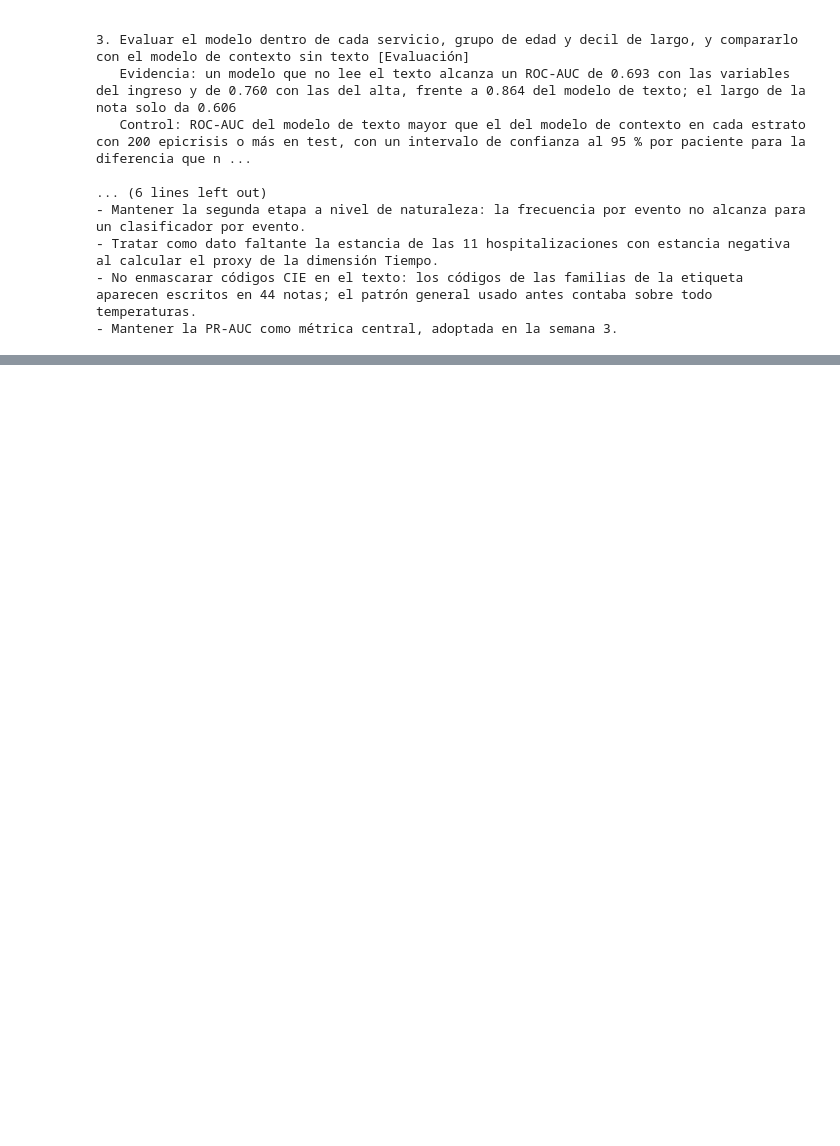
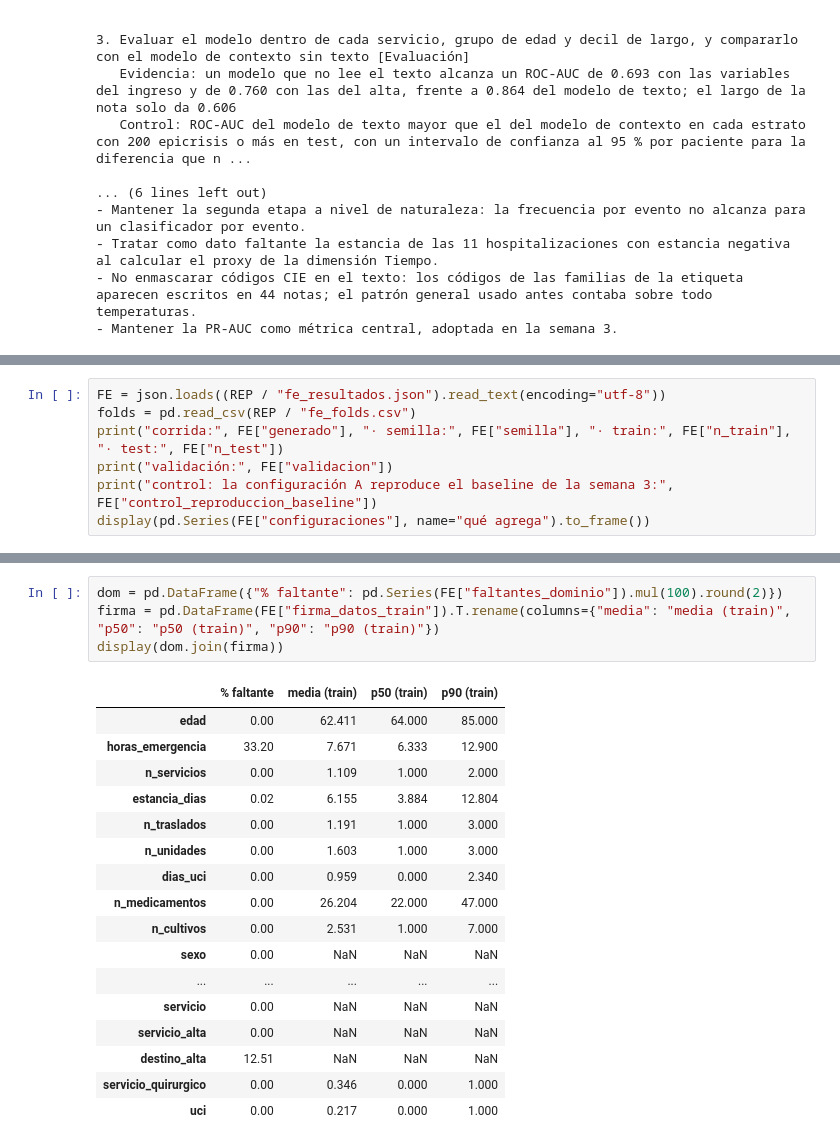
Before and after one commit to carlosperez100/mia14-trabajo-investigacion-ii-tesis-gemses-mimic, a Jupyter notebook: notebooks/02_EDA_semana4.ipynb, the cells around one changed output, grey strips where cells are left out. Cells and saved outputs as stored; diff of their text form; blank space fills up the shorter version.

Commit message:
Cuaderno 02_EDA_semana4: sección 7 con el feature engineering de la semana 5 (configuraciones, features de dominio, validación cruzada por fold, test, aporte por grupo y decisión), debajo del EDA

```diff
--- a/notebooks/02_EDA_semana4.ipynb
+++ b/notebooks/02_EDA_semana4.ipynb
@@ -583,0 +597,7 @@ for a in R["acciones_registradas"]:
+# %%
+FE = json.loads((REP / "fe_resultados.json").read_text(encoding="utf-8"))
+folds = pd.read_csv(REP / "fe_folds.csv")
+print("corrida:", FE["generado"], "· semilla:", FE["semilla"], "· train:", FE["n_train"], "· test:", FE["n_test"])
+print("validación:", FE["validacion"])
+print("control: la configuración A reproduce el baseline de la semana 3:", FE["control_reproduccion_baseline"])
+display(pd.Series(FE["configuraciones"], name="qué agrega").to_frame())
@@ -583,0 +626,22 @@ for a in R["acciones_registradas"]:
+# %%
+dom = pd.DataFrame({"% faltante": pd.Series(FE["faltantes_dominio"]).mul(100).round(2)})
+firma = pd.DataFrame(FE["firma_datos_train"]).T.rename(columns={"media": "media (train)", "p50": "p50 (train)", "p90": "p90 (train)"})
+display(dom.join(firma))
+# %% [output]
+|  | % faltante | media (train) | p50 (train) | p90 (train) |
+| edad | 0.00 | 62.411 | 64.000 | 85.000 |
+| horas_emergencia | 33.20 | 7.671 | 6.333 | 12.900 |
+| n_servicios | 0.00 | 1.109 | 1.000 | 2.000 |
+| estancia_dias | 0.02 | 6.155 | 3.884 | 12.804 |
+| n_traslados | 0.00 | 1.191 | 1.000 | 3.000 |
+| n_unidades | 0.00 | 1.603 | 1.000 | 3.000 |
+| dias_uci | 0.00 | 0.959 | 0.000 | 2.340 |
+| n_medicamentos | 0.00 | 26.204 | 22.000 | 47.000 |
+| n_cultivos | 0.00 | 2.531 | 1.000 | 7.000 |
+| sexo | 0.00 | NaN | NaN | NaN |
+| ... | ... | ... | ... | ... |
+| servicio | 0.00 | NaN | NaN | NaN |
+| servicio_alta | 0.00 | NaN | NaN | NaN |
+| destino_alta | 12.51 | NaN | NaN | NaN |
+| servicio_quirurgico | 0.00 | 0.346 | 0.000 | 1.000 |
+| uci | 0.00 | 0.217 | 0.000 | 1.000 |
```
Also changed, not shown: parts of 13 cells of this notebook, 1 other file.
